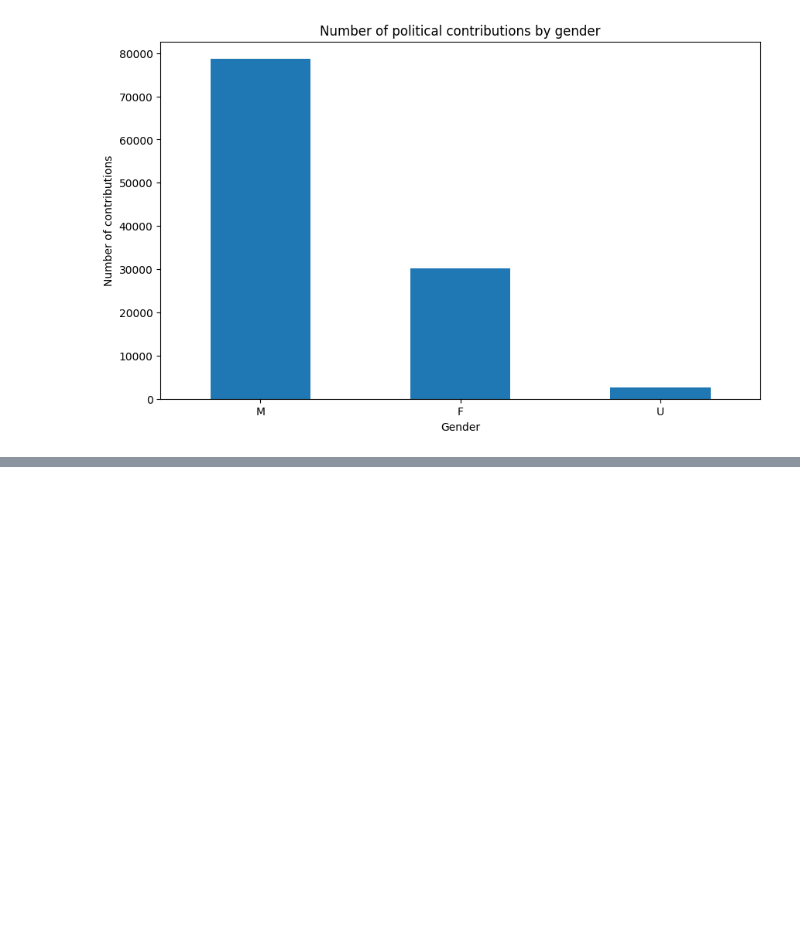
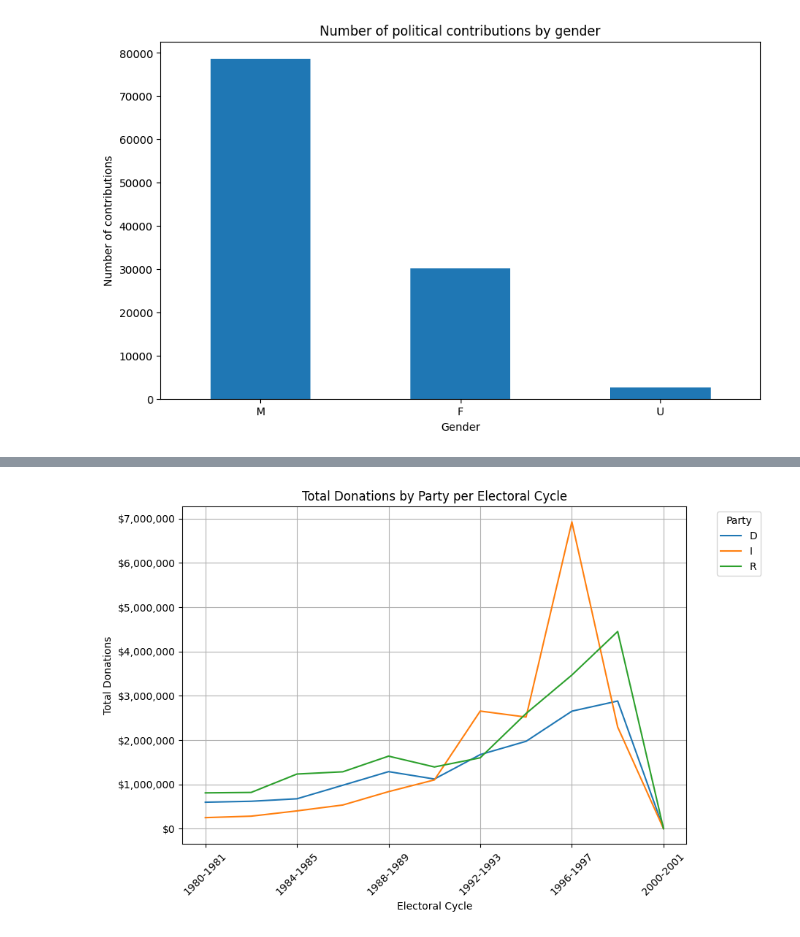
Before and after one commit to aaronzberger/donorAskAmount, a Jupyter notebook: src/eda.ipynb, the cells around one changed output, grey strips where cells are left out. Saved outputs shown, nothing was run; the diff lists cells and outputs as text; code cells hidden in the pictures; blank space fills up the shorter version.

Commit message:
added new plot of Total Donations by Party per Electoral Cycle

```diff
--- a/src/eda.ipynb
+++ b/src/eda.ipynb
@@ -161,0 +162,37 @@ plt.show()
+# %%
+import matplotlib.pyplot as plt
+import matplotlib.ticker as ticker
+import pandas as pd
+
+# Assuming df is your DataFrame and is already defined
+# The following code builds upon the preparation you've done
+
+# Your existing data preparation code
+df_party = df.copy()
+df_party['recipient.party'] = df_party['recipient.party'].apply(party)
+
+min_year = df_party['date'].dt.year.min()
+df_party['period'] = ((df_party['date'].dt.year - min_year) / 2).astype(int)
+df_party['period_label'] = df_party.apply(period_label, axis=1)
+
+grouped = df_party.groupby(['recipient.party', 'period_label'])['amount'].sum().unstack(fill_value=0).T
+
+# Plotting - Use 'plot' instead of 'bar'
+fig, ax = plt.subplots(figsize=(12, 6))
+grouped.plot(kind='line', ax=ax)  # Plot each party as a line
+
+# Adjustments and formatting
+plt.subplots_adjust(right=0.7)
+plt.legend(title='Party', bbox_to_anchor=(1.05, 1), loc='upper left')
+plt.xlabel('Electoral Cycle')
+plt.ylabel('Total Donations')
+plt.title('Total Donations by Party per Electoral Cycle')
+plt.xticks(rotation=45)  # Rotate labels to fit them better
+
+# Use custom formatter for the y-axis
+ax.yaxis.set_major_formatter(ticker.FuncFormatter(money_formatter))
+
+plt.grid(True)  # Add grid for better readability
+plt.show()
+# %% [output]
+[figure, added]
```
Also changed, not shown: parts of 6 cells of this notebook.
